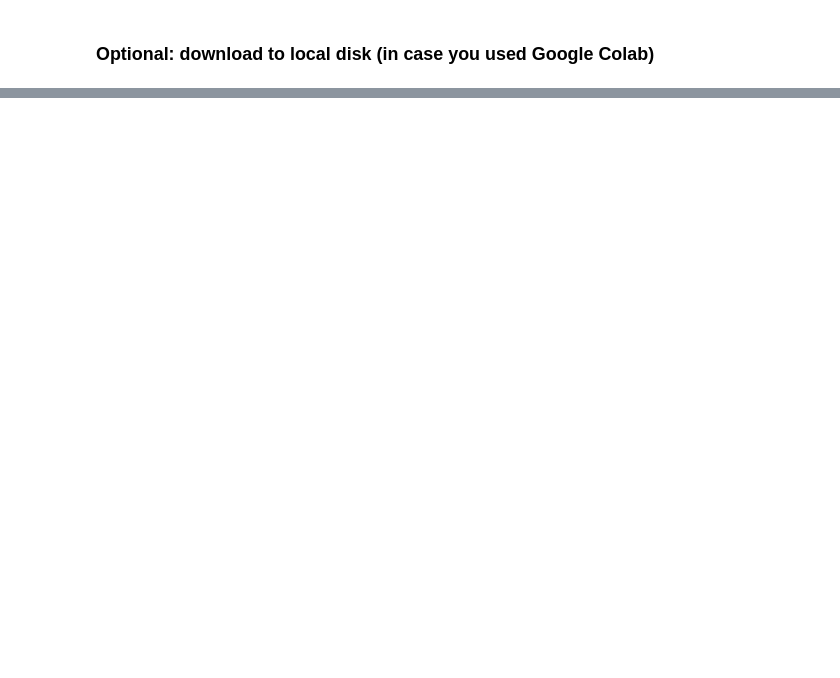
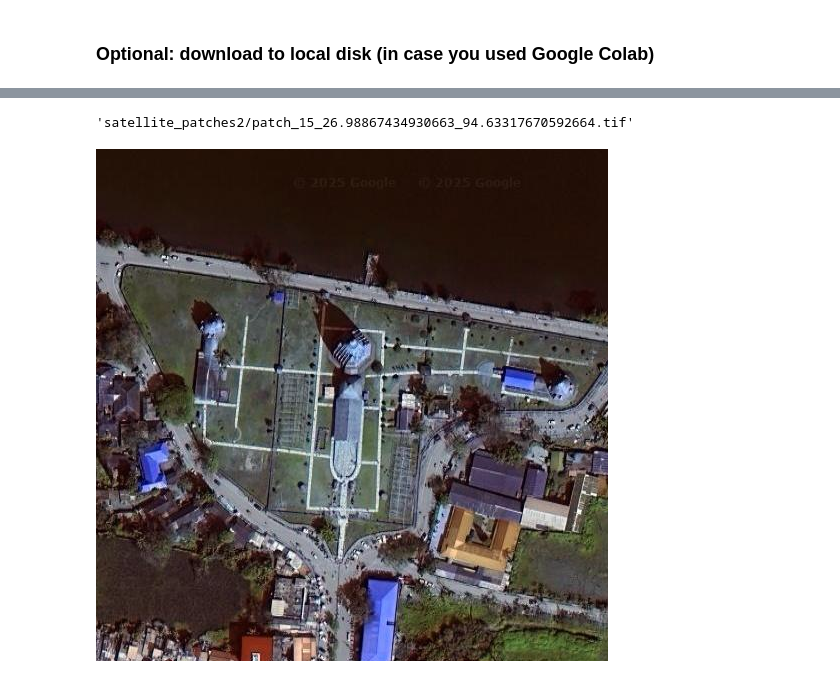
Before and after one commit to juergenlandauer/FoundationModelsArchaeology, a Jupyter notebook: image_downloading_v2.ipynb, the cells around one changed output, grey strips where cells are left out. Drawn from its saved outputs; the diff is of its cells as text; code cells hidden in the pictures; blank space fills up the shorter version.

```diff
--- a/image_downloading_v2.ipynb
+++ b/image_downloading_v2.ipynb
@@ -446,0 +453,15 @@ files.download(zip_filename)
+# %%
+output_filename
+# %% [output]
+'satellite_patches2/patch_15_26.98867434930663_94.63317670592664.tif'
+# %%
+from PIL import Image
+from IPython.display import display
+
+# Load the image
+img_pil = Image.open(output_filename)
+
+# Display the image
+display(img_pil)
+# %% [output]
+[figure, added]
```
Also changed, not shown: parts of 5 cells of this notebook.
